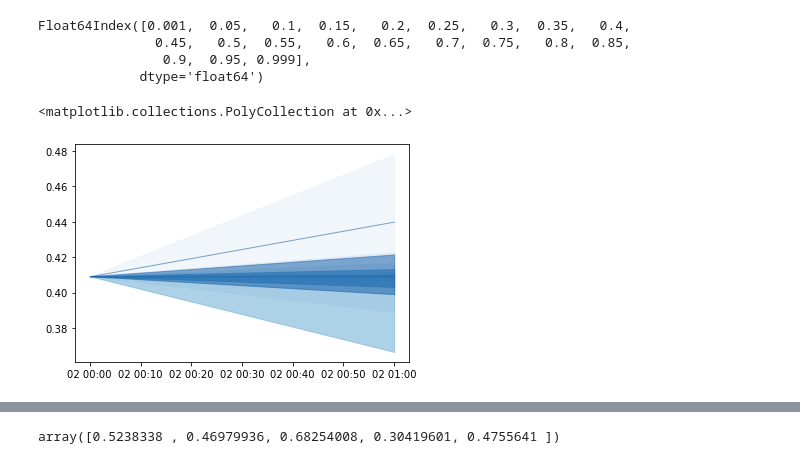
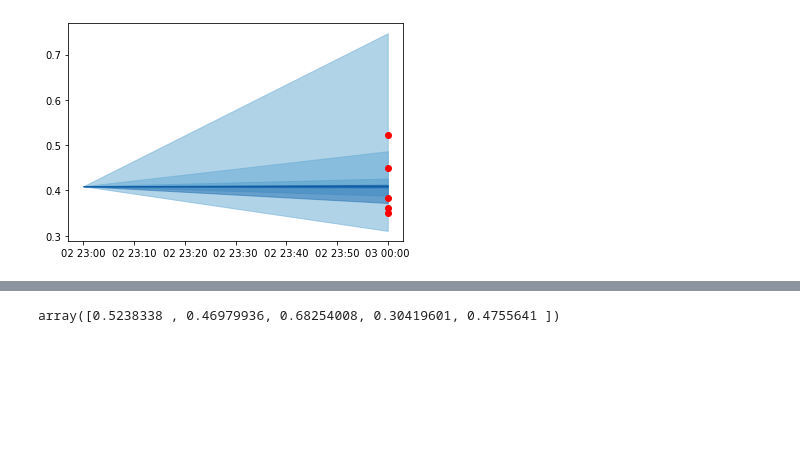
Before and after one commit to ujohn33/Predict-Optimize-Revise, a Jupyter notebook: notebooks/pdf_from_quantiles.ipynb, the cells around one changed output, grey strips where cells are left out. Drawn from its saved outputs; the diff is of its cells as text; code cells hidden in the pictures; blank space fills up the shorter version.

```diff
--- a/notebooks/pdf_from_quantiles.ipynb
+++ b/notebooks/pdf_from_quantiles.ipynb
@@ -58,7 +56,7 @@ output.head()
 model_dir = './models/'
 # names of the files
 files = os.listdir(model_dir)
-# sort filenames in mathematical order
-files.sort(key=lambda f: int(''.join(filter(str.isdigit, f))))
+# sort filenames in mathematical order for numbers with decimal points after the underscore
+files.sort(key=lambda f: float('.'.join(f.split('_')[1].split('.')[:-1])))
 # load the lgb models in txt files
 models = [lgb.Booster(model_file=model_dir+file) for file in files]
@@ -84,0 +86,8 @@ files
+# %%
+# fit a function to qts_temp.T
+cdf = cqr_cdf(qts_temp, 'cdf')
+# find a derivative of the function
+inv_cdf = cqr_cdf(qts_temp, 'inv_cdf')
+x = np.linspace(0, 1, 100)
+# plot inv_cdf for a linspace
+plt.plot(x, cdf(x), 'r-', lw=2)
@@ -84,0 +97,5 @@ files
+# %%
+# calculate the derivative of the CDF to obtain an estimate of the PDF
+dx = x[1] - x[0]
+pdf = np.gradient(cdf(x), dx)
+plt.plot(x, pdf, 'r-', lw=2)
@@ -118,31 +130,25 @@ dtype: float64
-# %%
-qts_res.index
-# %% [output]
-Float64Index([0.001,  0.05,   0.1,  0.15,   0.2,  0.25,   0.3,  0.35,   0.4,
-               0.45,   0.5,  0.55,   0.6,  0.65,   0.7,  0.75,   0.8,  0.85,
-                0.9,  0.95, 0.999],
-             dtype='float64')
 # %%
-row = data_test.iloc[1]
+row = data_test.iloc[24]
 pdf, qts_res = estimate_pdf(row)
 dates = np.array([(row.timestamp - timedelta(hours=1)), row.timestamp])
 init_v = row['net_target-1']
-# make a list with a gradient of 10 colours from light blue to dark blue
-colors = sns.color_palette("Blues", 10)
+# make a list with a gradient of 10 colours from blue to dark blue
+colors = sns.color_palette("Blues", 20)
+
 # plt the confidence intervals between 0.05 and 0.95
-plt.fill_between(dates, np.array([init_v, qts_res[0.05]]), np.array([init_v, qts_res[0.95]]), alpha=0.5, color=colors[0])
-plt.fill_between(dates, np.array([init_v, qts_res[0.1]]), np.array([init_v, qts_res[0.9]]), alpha=0.5, color=colors[1])
-plt.fill_between(dates, np.array([init_v, qts_res[0.15]]), np.array([init_v, qts_res[0.85]]), alpha=0.5, color=colors[2])
-plt.fill_between(dates, np.array([init_v, qts_res[0.2]]), np.array([init_v, qts_res[0.8]]), alpha=0.5, color=colors[3])
-plt.fill_between(dates, np.array([init_v, qts_res[0.25]]), np.array([init_v, qts_res[0.75]]), alpha=0.5, color=colors[4])
-plt.fill_between(dates, np.array([init_v, qts_res[0.3]]), np.array([init_v, qts_res[0.7]]), alpha=0.5, color=colors[5])
-plt.fill_between(dates, np.array([init_v, qts_res[0.35]]), np.array([init_v, qts_res[0.65]]), alpha=0.5, color=colors[6])
-plt.fill_between(dates, np.array([init_v, qts_res[0.4]]), np.array([init_v, qts_res[0.6]]), alpha=0.5, color=colors[7])
-plt.fill_between(dates, np.array([init_v, qts_res[0.45]]), np.array([init_v, qts_res[0.55]]), alpha=0.5, color=colors[8])
-plt.fill_between(dates, np.array([init_v, qts_res[0.5]]), np.array([init_v, qts_res[0.5]]), alpha=0.5, color=colors[9])
-
-# plot the net_target-1 and the datetimeindex minus one hour
-#plt.plot((data_test.iloc[0].timestamp - timedelta(hours=1)), data_test.iloc[0]['net_target-1'])
+plt.fill_between(dates, np.array([init_v, qts_res[0.001]]), np.array([init_v, qts_res[0.999]]), alpha=0.5, color=colors[10])
+plt.fill_between(dates, np.array([init_v, qts_res[0.05]]), np.array([init_v, qts_res[0.95]]), alpha=0.5, color=colors[10])
+plt.fill_between(dates, np.array([init_v, qts_res[0.1]]), np.array([init_v, qts_res[0.9]]), alpha=0.5, color=colors[11])
+plt.fill_between(dates, np.array([init_v, qts_res[0.15]]), np.array([init_v, qts_res[0.85]]), alpha=0.5, color=colors[12])
+plt.fill_between(dates, np.array([init_v, qts_res[0.2]]), np.array([init_v, qts_res[0.8]]), alpha=0.5, color=colors[13])
+plt.fill_between(dates, np.array([init_v, qts_res[0.25]]), np.array([init_v, qts_res[0.75]]), alpha=0.5, color=colors[14])
+plt.fill_between(dates, np.array([init_v, qts_res[0.3]]), np.array([init_v, qts_res[0.7]]), alpha=0.5, color=colors[15])
+plt.fill_between(dates, np.array([init_v, qts_res[0.35]]), np.array([init_v, qts_res[0.65]]), alpha=0.5, color=colors[16])
+plt.fill_between(dates, np.array([init_v, qts_res[0.4]]), np.array([init_v, qts_res[0.6]]), alpha=0.5, color=colors[17])
+# sample 5 points from the pdf
+samples = pdf.rvs(5)
+# plot the samples
+for sample in samples:
+    plt.scatter(dates[1], sample, color='red')
 # %% [output]
-<matplotlib.collections.PolyCollection at 0x...>
-[figure, old version]
+[figure, new version]
```
Also changed, not shown: parts of 11 cells of this notebook, 26 other files.
